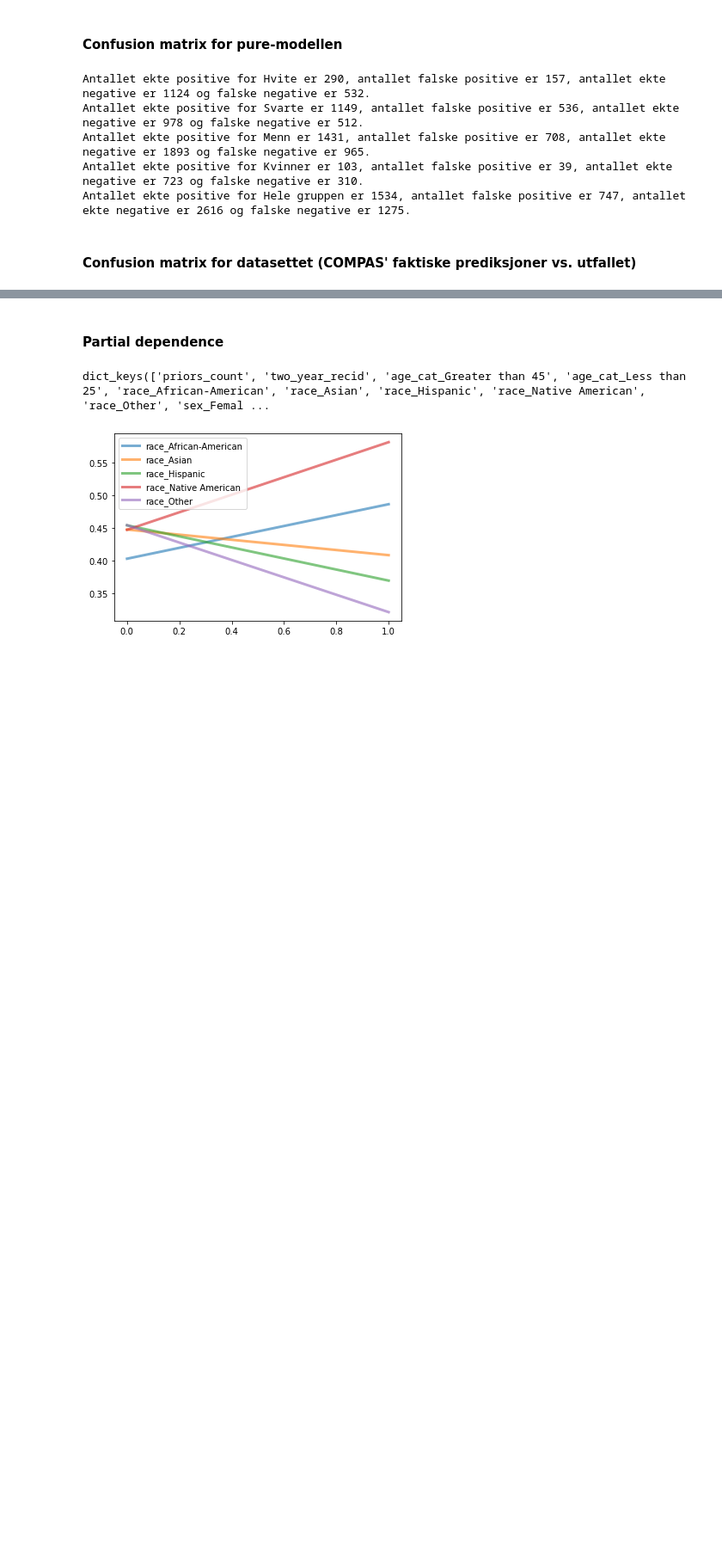
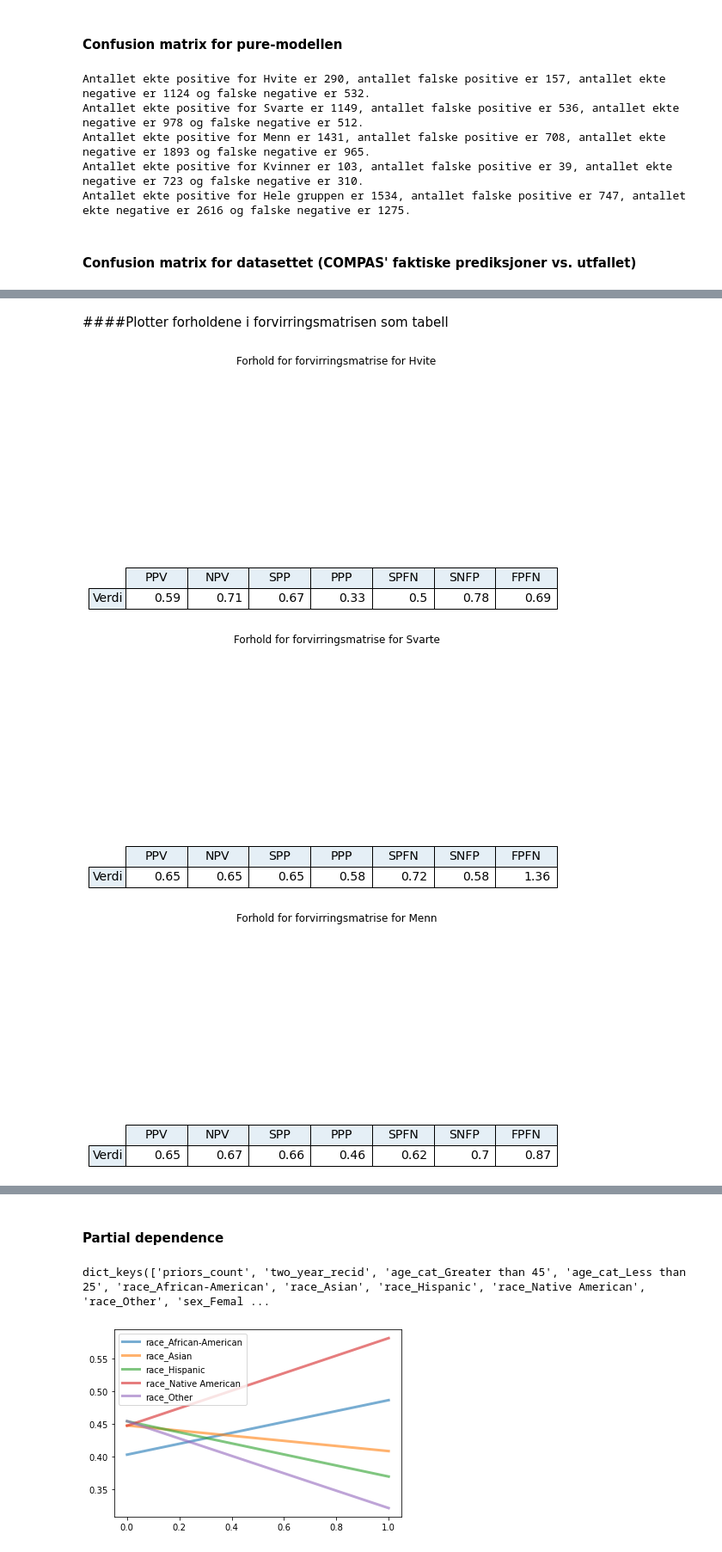
Before and after one commit to jonatanwins/COMPAS_project_HON2200, a Jupyter notebook: COMPAS.ipynb, the cells around one changed output, grey strips where cells are left out. Shown: that part at 86% size. Saved outputs shown, nothing was run; the diff lists cells and outputs as text; code cells hidden in the pictures; blank space fills up the shorter version.

```diff
--- a/COMPAS.ipynb
+++ b/COMPAS.ipynb
@@ -463,0 +548,37 @@ for key in cm_per_gruppe_for_datasett.keys():
+# %% [markdown]
+####Plotter forholdene i forvirringsmatrisen som tabell
+# %%
+#Itererer over ordboken for å få et plot for hver gruppe
+for key in cm_forhold.keys():
+    #formaterer dataen som matplotlib behøver. Satte opp dataen som en tabell for egen visualisering
+
+    # Henter ut kolonnetitlene som ligger i ordboken som nøkler.
+    column_headers = [key for key in cm_forhold[key].keys()]
+    #Setter tittel på raden.
+    row_headers = ["Verdi"]
+    # Dataen må være av typen string, så jeg legger den til i en liste som streng.
+    cell_text = [[f"{verdi}" for verdi in list(cm_forhold[key].values())]]
+
+    #Definerer tittel på plottet
+    title_text = f'Forhold for forvirringsmatrise for {key}'
+    plt.suptitle(title_text)
+
+    #Setter farge på tittelcellene
+    rcolors = plt.cm.BuPu(np.full(len(row_headers), 0.1))
+    ccolors = plt.cm.BuPu(np.full(len(column_headers), 0.1))
+    #Skjuler plottet som følger med tabellen
+    ax = plt.gca()
+    ax.get_xaxis().set_visible(False)
+    ax.get_yaxis().set_visible(False)
+    plt.box(on=None)
+    #Oppretter tabellen
+    the_table = plt.table(cellText=cell_text,rowLabels= row_headers, rowColours=rcolors, colColours = ccolors, colLabels=column_headers)
+    the_table.scale(1.5, 2)
+    the_table.set_fontsize(14)
+    #Lagrer figurene som fil for senere bruk
+    plt.savefig(f'Forholdstabell for forvirringsmatrise for {key}.png',bbox_inches='tight', dpi=150)
+    plt.show()
+# %% [output]
+[figure, added]
+[figure, added]
+[figure, added]
```
Also changed, not shown: parts of 12 cells of this notebook.
